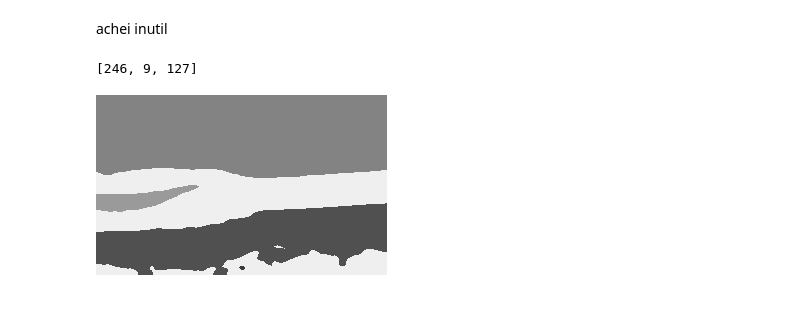
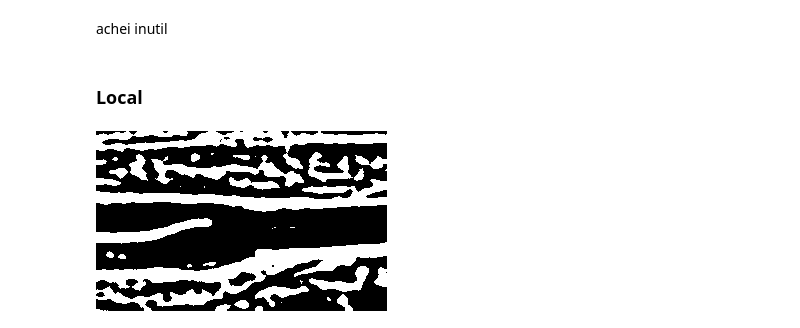
Before and after one commit to LaKHamote/segmentacao_cardiovascular, a Jupyter notebook: main.ipynb, the cells around one changed output. Saved outputs shown, nothing was run; the diff lists cells and outputs as text; code cells hidden in the pictures.

```diff
--- a/main.ipynb
+++ b/main.ipynb
@@ -59,18 +64,18 @@ achei inutil
 # img_open_closed = cv2.morphologyEx(img_open, cv2.MORPH_CLOSE, elem_stru(5))
 # Image.fromarray(img_open_closed)
 # %%
-num_labels, labels, stats, centroids = cv2.connectedComponentsWithStats(img_bin, connectivity=8)
+# num_labels, labels, stats, centroids = cv2.connectedComponentsWithStats(img_bin, connectivity=8)
 
-conection = np.zeros((img_bin.shape[0], img_bin.shape[1]), dtype=np.uint8)
-random_color = np.random.randint(0, 255)
-colors = [random_color, 255-random_color, 127 ]
-print(colors)
-for i in range(num_labels):
-    conection[labels == i] = np.random.randint(0, 255)
-Image.fromarray(conection)
+# conection = np.zeros((img_bin.shape[0], img_bin.shape[1]), dtype=np.uint8)
+# random_color = np.random.randint(0, 255)
+# conec1=conection.copy()
+# conec2=conection.copy()
+# print(stats)
+# conec1[labels == 1] = 255
+# conec2[labels == 0] = 255
+# display(Image.fromarray(conec1))
+# display(Image.fromarray(conec2))
+# Image.fromarray(conec2 - conec1)
-# %% [output]
-[246, 9, 127]
-[figure, removed]
 # %%
 # def use_kmeans(image, clusters, iter=36, precision=4):
 #     img = np.float32(np.array(image).reshape((-1, 1)))
@@ -95,3 +100,30 @@ Image.fromarray(conection)
 
 
 # Image.fromarray(centers[labels.flatten()].reshape(np.array(img_bin).shape))
+# %% [markdown]
+### Local
+# %%
+blurred = cv2.GaussianBlur(gray_img, (15, 15), 0)
+
+thresh_mean = cv2.adaptiveThreshold(
+    blurred,
+    255,
+    cv2.ADAPTIVE_THRESH_MEAN_C,
+    cv2.THRESH_BINARY ,
+    19,  # Tamanho do bloco (área local)
+    0    # Constante subtraída da média
+)
+
+# Aplicar Threshold Adaptativo - Método Gaussiano
+thresh_gaussian = cv2.adaptiveThreshold(
+    blurred,
+    255,
+    cv2.ADAPTIVE_THRESH_GAUSSIAN_C,
+    cv2.THRESH_BINARY,
+    19,  # Tamanho do bloco (área local)
+    0    # Constante subtraída da média ponderada
+)
+
+Image.fromarray(thresh_mean)
+# %% [output]
+[figure, added]
```
Also changed, not shown: parts of 20 cells of this notebook.
